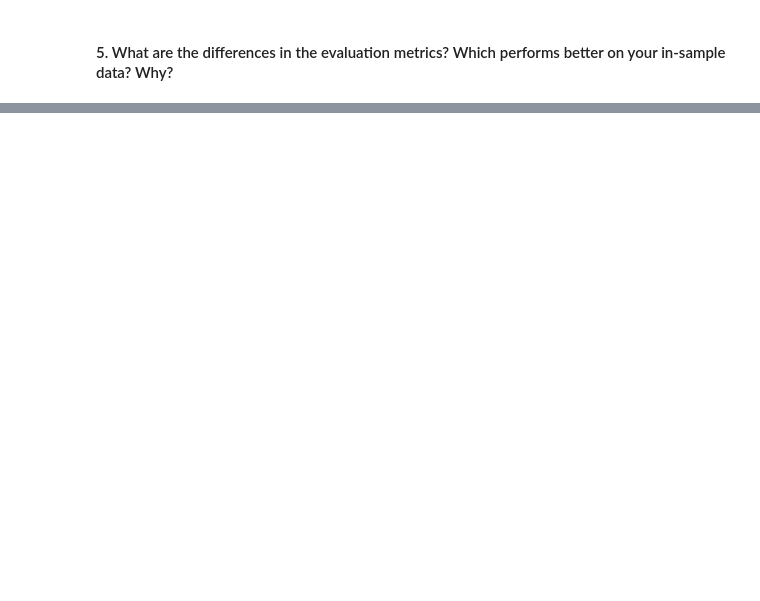
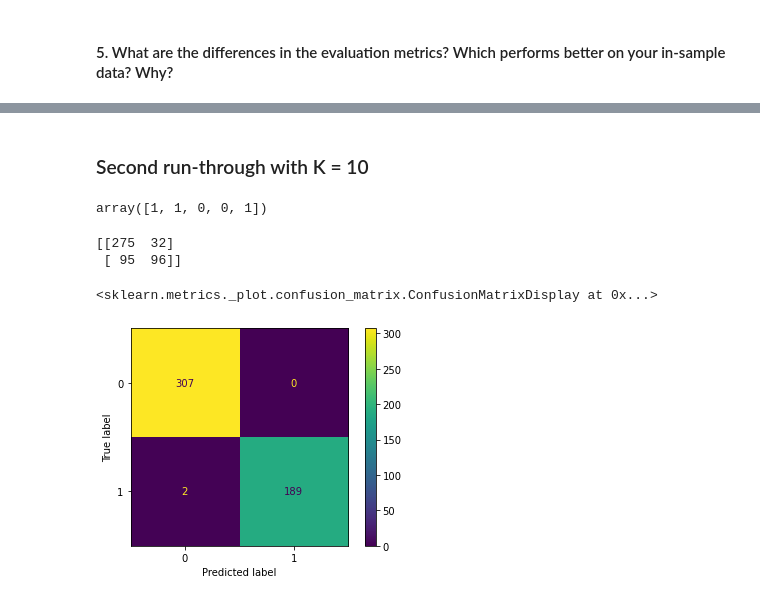
Before and after one commit to Naomi-SB/classification-exercises, a Jupyter notebook: model.ipynb, the cells around one changed output, grey strips where cells are left out. Saved outputs shown, nothing was run; the diff lists cells and outputs as text; code cells hidden in the pictures; blank space fills up the shorter version.

```diff
--- a/model.ipynb
+++ b/model.ipynb
@@ -304,0 +358,26 @@ NameError: name 'model_prediction' is not defined
+# %% [markdown]
+### Second run-through with K = 10
+# %%
+# Create KNN Object
+knn10 = KNeighborsClassifier(n_neighbors=10, weights='uniform')
+
+# Fit object to training data
+knn10.fit(X_train, y_train)
+
+# Make predictions on training data
+y_pred10 = knn10.predict(X_train)
+# %%
+y_pred = knn10.predict(X_train)
+y_pred[:5]
+# %% [output]
+array([1, 1, 0, 0, 1])
+# %%
+print(confusion_matrix(y_train, y_pred))
+# %% [output]
+[[275  32]
+ [ 95  96]]
+# %%
+plot_confusion_matrix(knn1, X_train, y_train)
+# %% [output]
+<sklearn.metrics._plot.confusion_matrix.ConfusionMatrixDisplay at 0x...>
+[figure, added]
```
Also changed, not shown: parts of 47 cells of this notebook.
